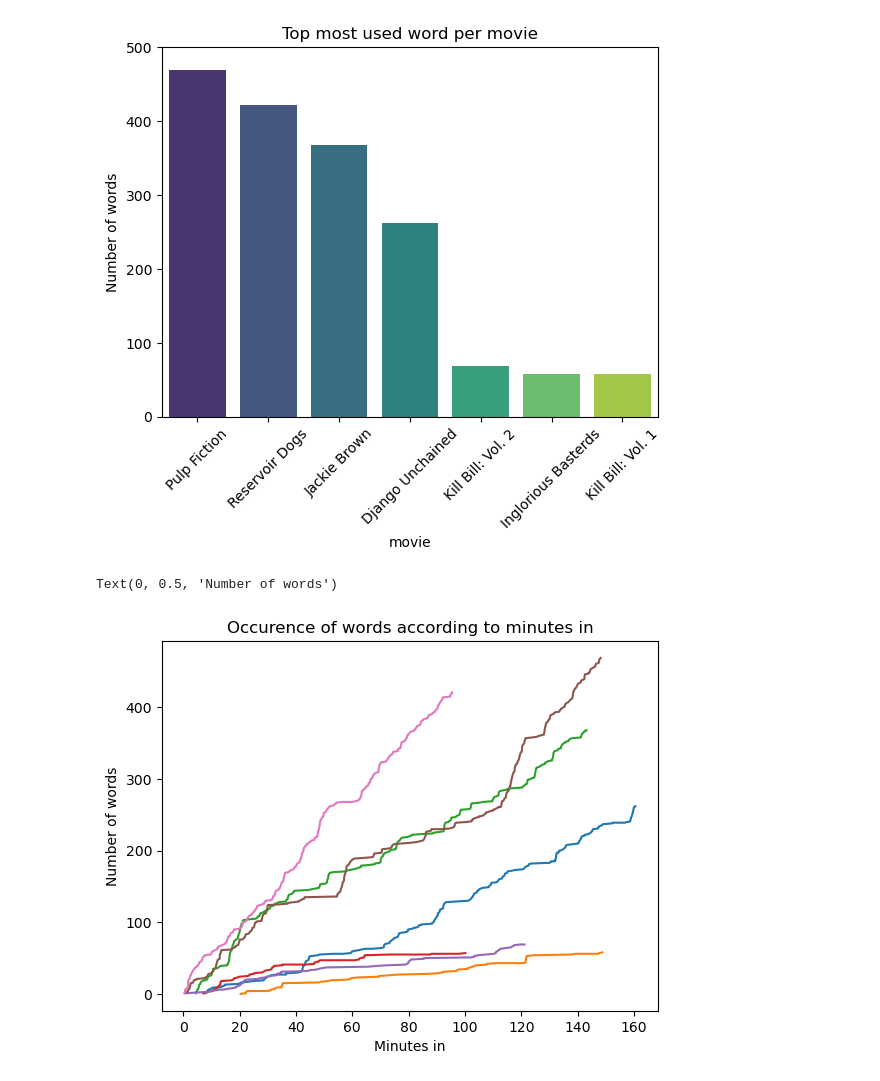
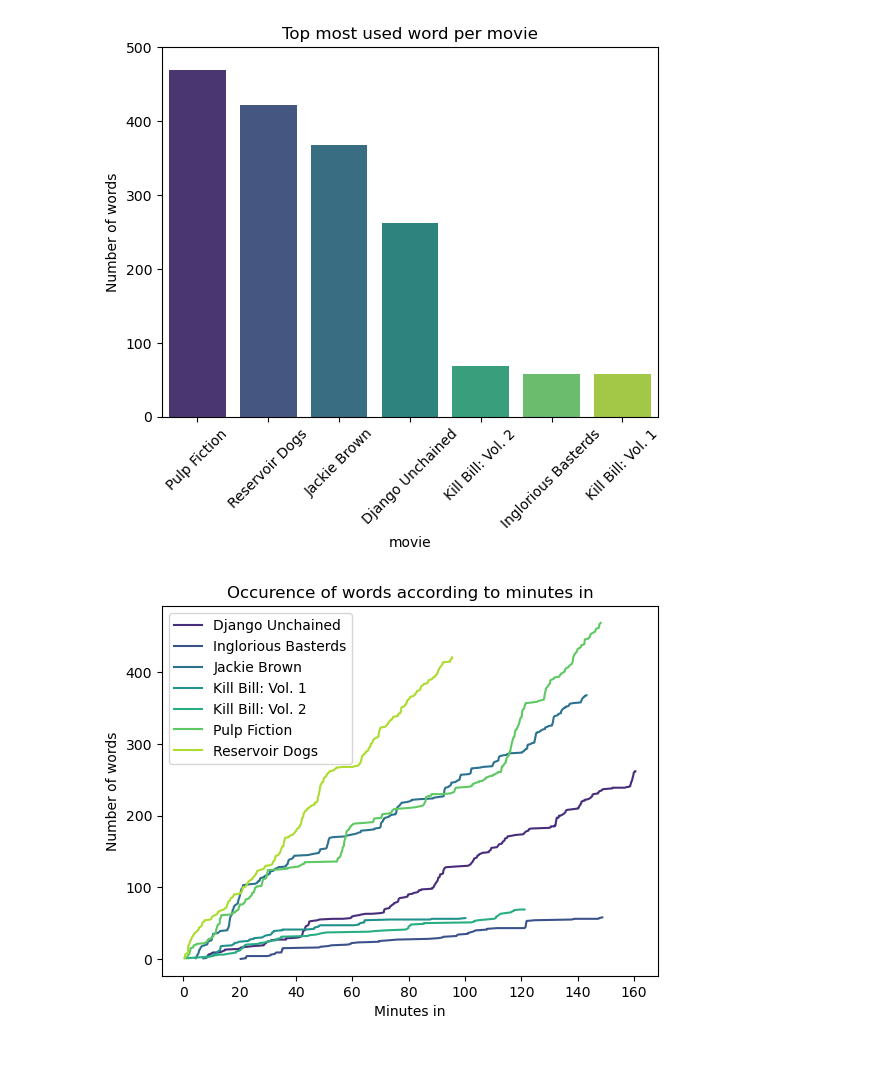
Before and after one commit to com-480-data-visualization/project-2023-vatadiz2, a Jupyter notebook: data/exploratory_data_analysis.ipynb, the cells around one changed output. Cells and saved outputs as stored; diff of their text form; code cells hidden in the pictures.

Commit message:
add plots

```diff
--- a/data/exploratory_data_analysis.ipynb
+++ b/data/exploratory_data_analysis.ipynb
@@ -105,13 +105,21 @@ Reservoir Dogs : fucking (180 times)
 # %%
 #For each movie, plot CDF of the number of words according to minutes_in
 movies = data.groupby('movie')
-for movie in movies.groups:
-	words = movies.get_group(movie).groupby('minutes_in').count()['word']
-	words = words.cumsum()
-	plt.plot(words.index, words.values, label=movie)
+palette = sns.color_palette('viridis', len(movies))
+
+for i, movie in enumerate(movies.groups):
+    words = movies.get_group(movie).groupby('minutes_in').count()['word']
+    words = words.cumsum()
+    plt.plot(words.index, words.values, label=movie, c=palette[i])
+
 plt.title("Occurence of words according to minutes in")
 plt.xlabel("Minutes in")
 plt.ylabel("Number of words")
+
+
+
+plt.legend()
+plt.savefig(RESULT_PATH + 'words_per_minutes.png', dpi=300, bbox_inches='tight')
+plt.show()
 # %% [output]
-Text(0, 0.5, 'Number of words')
-[figure, old version]
+[figure, new version]
```
Also changed, not shown: parts of 1 cell of this notebook, 3 other files.
